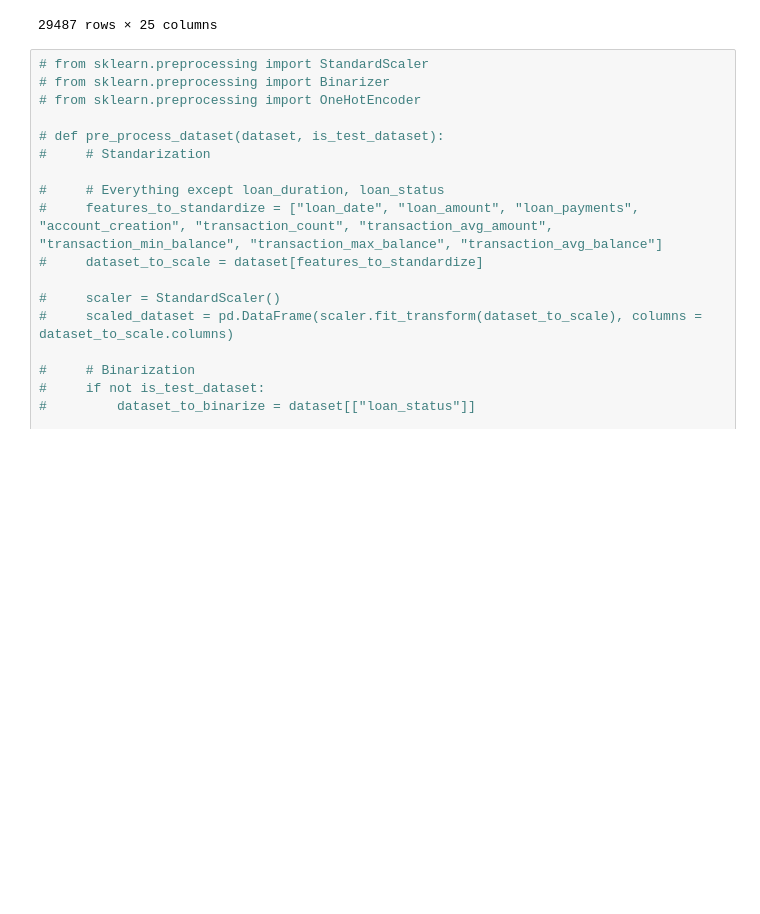
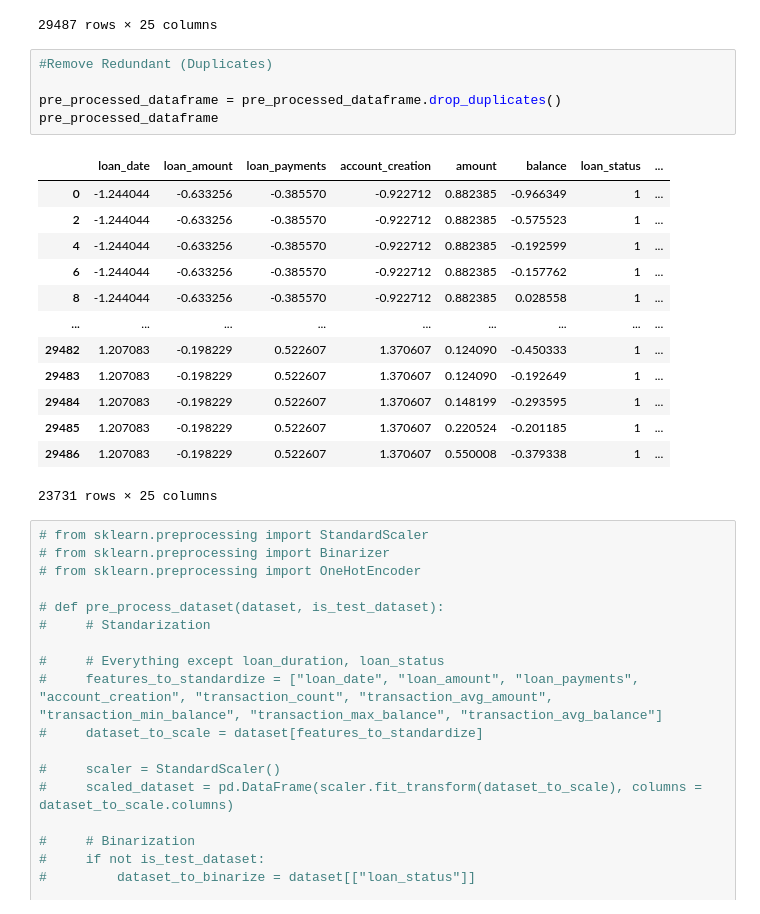
Before and after one commit to joaonmatos/feup-machine-learning, a Jupyter notebook: classifiers.ipynb, the cells around one changed output. Cells and saved outputs as stored; diff of their text form; blank space fills up the shorter version.

Commit message:
Remove duplicates on training set

```diff
--- a/classifiers.ipynb
+++ b/classifiers.ipynb
@@ -202,6 +206,25 @@ pre_processed_dataframe
 | 29485 | 1.207083 | -0.198229 | 0.522607 | 1.370607 | 0.220524 | -0.201185 | 1 | ... |
 | 29486 | 1.207083 | -0.198229 | 0.522607 | 1.370607 | 0.550008 | -0.379338 | 1 | ... |
 29487 rows × 25 columns
+# %%
+#Remove Redundant (Duplicates)
+
+pre_processed_dataframe = pre_processed_dataframe.drop_duplicates()
+pre_processed_dataframe
+# %% [output]
+|  | loan_date | loan_amount | loan_payments | account_creation | amount | balance | loan_status | ... |
+| 0 | -1.244044 | -0.633256 | -0.385570 | -0.922712 | 0.882385 | -0.966349 | 1 | ... |
+| 2 | -1.244044 | -0.633256 | -0.385570 | -0.922712 | 0.882385 | -0.575523 | 1 | ... |
+| 4 | -1.244044 | -0.633256 | -0.385570 | -0.922712 | 0.882385 | -0.192599 | 1 | ... |
+| 6 | -1.244044 | -0.633256 | -0.385570 | -0.922712 | 0.882385 | -0.157762 | 1 | ... |
+| 8 | -1.244044 | -0.633256 | -0.385570 | -0.922712 | 0.882385 | 0.028558 | 1 | ... |
+| ... | ... | ... | ... | ... | ... | ... | ... | ... |
+| 29482 | 1.207083 | -0.198229 | 0.522607 | 1.370607 | 0.124090 | -0.450333 | 1 | ... |
+| 29483 | 1.207083 | -0.198229 | 0.522607 | 1.370607 | 0.124090 | -0.192649 | 1 | ... |
+| 29484 | 1.207083 | -0.198229 | 0.522607 | 1.370607 | 0.148199 | -0.293595 | 1 | ... |
+| 29485 | 1.207083 | -0.198229 | 0.522607 | 1.370607 | 0.220524 | -0.201185 | 1 | ... |
+| 29486 | 1.207083 | -0.198229 | 0.522607 | 1.370607 | 0.550008 | -0.379338 | 1 | ... |
+23731 rows × 25 columns
 # %%
 # from sklearn.preprocessing import StandardScaler
 # from sklearn.preprocessing import Binarizer
```
Also changed, not shown: parts of 3 cells of this notebook.
